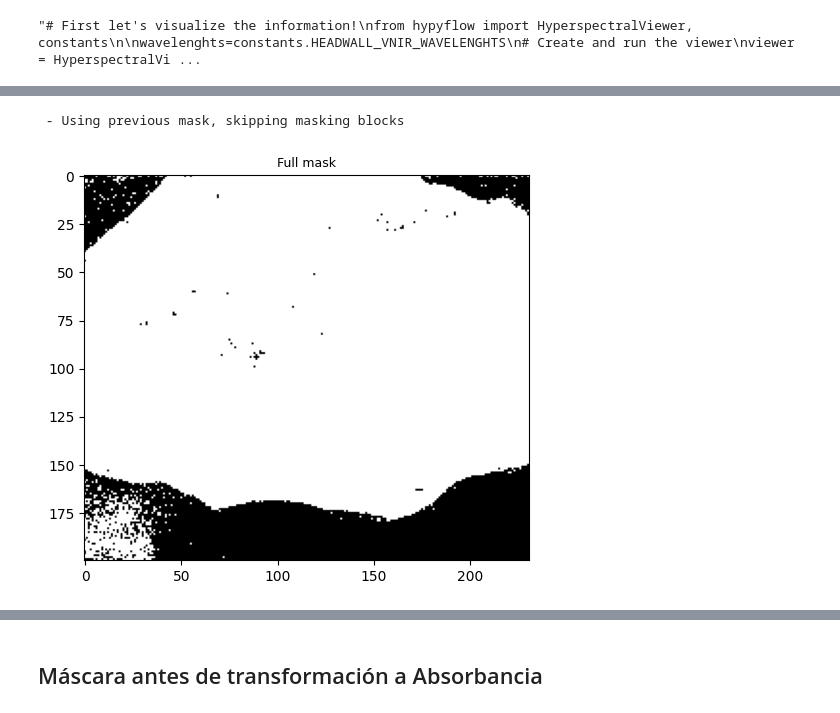
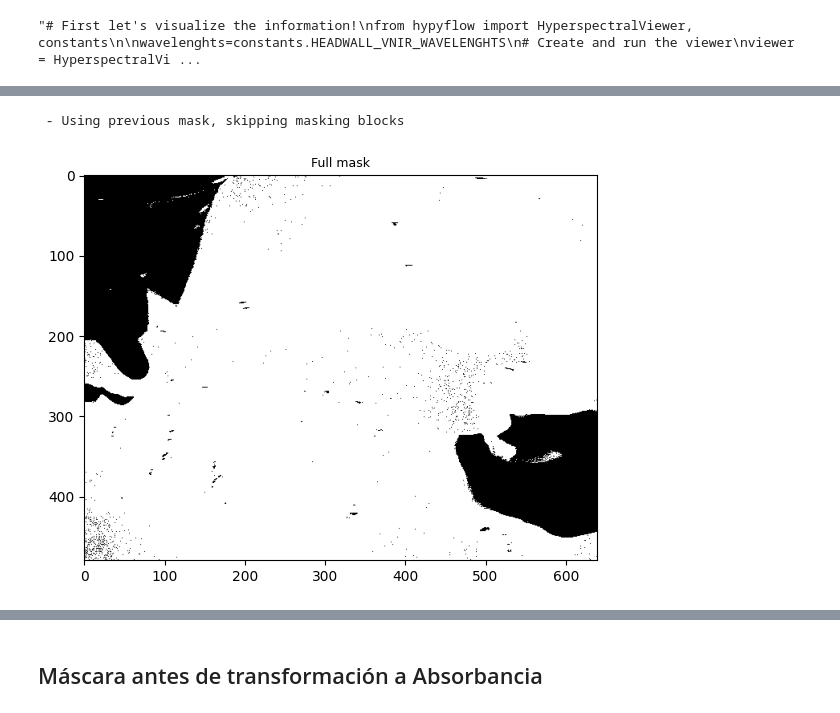
Before and after one commit to theBrokenCat/Hyperspectral-Images, a Jupyter notebook: firstTestLive.ipynb, the cells around one changed output, grey strips where cells are left out. Cells and saved outputs as stored; diff of their text form; code cells hidden in the pictures.

```diff
--- a/firstTestLive.ipynb
+++ b/firstTestLive.ipynb
@@ -33,0 +46,11 @@ cube.shape
+# %%
+from htc import DataPath, LabelMapping
+
+# You can load every image based on its unique name
+path = DataPath.from_image_name('P086#2021_04_15_09_22_02')
+#obj = DataPath(image_dir = None, data_dir="/home/arturo.samayor/Practicas/HeiPorSPECTRAL_example")
+#path = obj.from_image_name('P086#2021_04_15_09_22_02')
+
+# HSI cube format: (height, width, channels)
+print(path.read_cube().shape)
+cube = path.read_cube()
@@ -104,30 +77,37 @@ plt.show()'''
 # %%
 # hago que la variable cube, en lugar de la tercera dimension tener 369 dimensiones, tenga desde la 100 hasta la 369
 #cube = cube[:,:,100:369]
+
+
 preprocesschain = [
     blocks.MaskNegativeValues(),
     blocks.MaskZeroValues(),
-    blocks.MaskSaturatedValues(99.999), #
-    blocks.ProcessNormalize(type="MinMax"),#
-    blocks.ProcessDenoise(),
-    blocks.MaskRxAnomalyDetection(0.3), #
+    blocks.MaskSaturatedValues(99.99), #
+    #blocks.ProcessNormalize(type="MinMax"),#
+    #blocks.ProcessDenoise(),
+    blocks.MaskRxAnomalyDetection(0.2), #
     #blocks.MaskTargetSignature(interactive=True,select_area=True,method="SID"), #TODO: hacer que la barra selectora sea logarítmica, para que cuando me acerque a 0.1 no sea tan dificil seleccionar
     blocks.MaskTargetSignature(interactive=True,select_area=True,method="SAM"),
-    blocks.ProcessSmoothSpectral(),
-    blocks.ProcessSmoothSpatial(),
-    blocks.MaskZeroValues()
+    blocks.ProcessSmoothSpectral("gaussian",  {"sigma": 1}),#(method="moving_average", params={"window_size": 3}),
+    #blocks.ProcessSmoothSpatial(),
+    blocks.MaskZeroValues(),
+    blocks.MaskNegativeValues()
 ]
 
 try:
-    full_mask = np.load(f"/home/arturo.samayor/Practicas/data/masks_{number}.npy")
+    if os.path.exists(f"/home/arturo.samayor/Practicas/data/masks_{number}head.npy"):# and "headwall" in cube_path.lower():
+        full_mask = np.load(f"/home/arturo.samayor/Practicas/data/masks_{number}head.npy")
+    elif os.path.exists(f"/home/arturo.samayor/Practicas/data/masks_{number}.npy") and "snapshot" in cube_path.lower():
+        full_mask = np.load(f"/home/arturo.samayor/Practicas/data/masks_{number}.npy")
+    else: full_mask = None
     masks = None
 except:
     full_mask = None
     masks = None
 pre = PreprocessingPipeline(cube)
 filtered_data, full_mask, masks = pre(preprocesschain, verbose=False, plot_masks=True, mask=full_mask) # donde full_mask es la mascara final
 
-np.save(f"/home/arturo.samayor/Practicas/data/masks_{number}.npy", full_mask)
+np.save(f"/home/arturo.samayor/Practicas/data/masks_{number}head.npy", full_mask)
 # %% [output]
  - Using previous mask, skipping masking blocks
-[figure, old version]
+[figure, new version]
```
Also changed, not shown: parts of 17 cells of this notebook.
